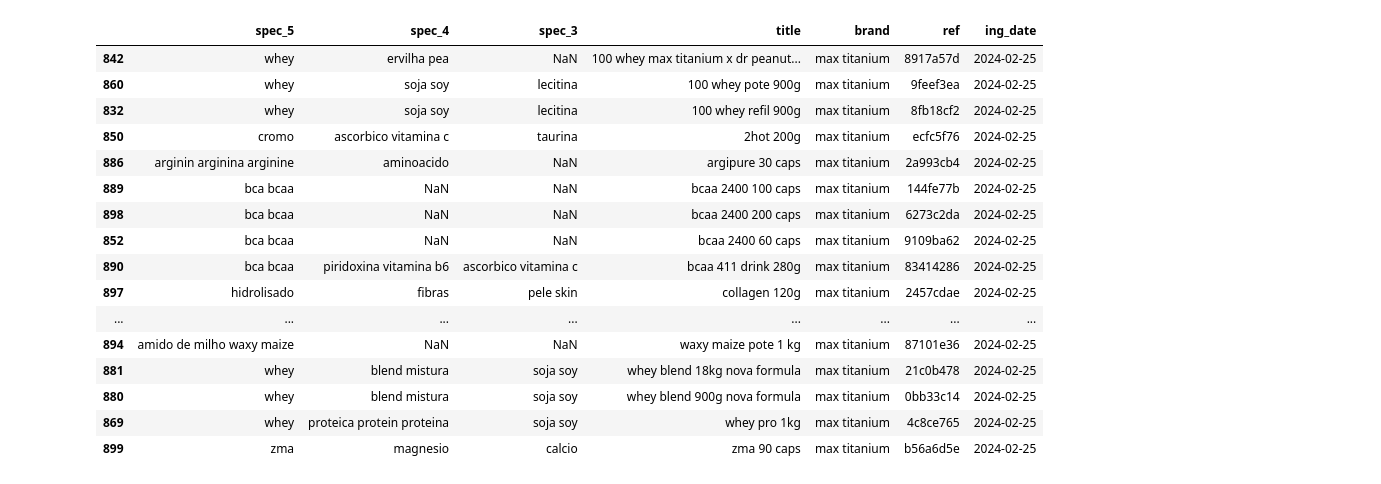
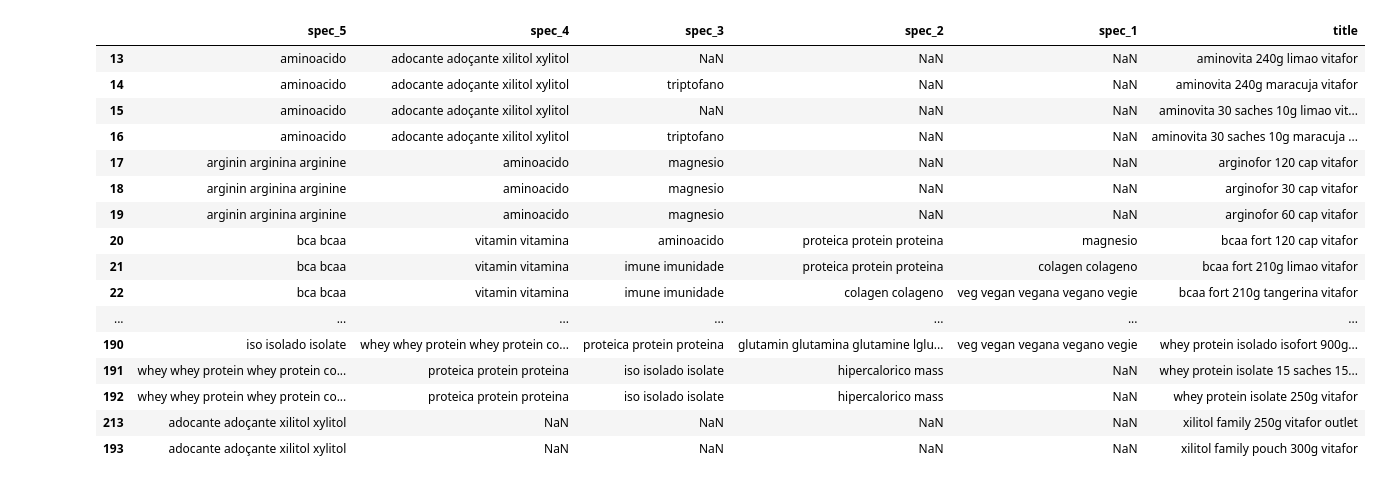
Before and after one commit to GustavoFortti/dataindex-crw, a Jupyter notebook: notebooks/teste_novo_dry.ipynb, the cells around one changed output. Cells and saved outputs as stored; diff of their text form; code cells hidden in the pictures.

```diff
--- a/notebooks/teste_novo_dry.ipynb
+++ b/notebooks/teste_novo_dry.ipynb
@@ -31,23 +31,26 @@ memory usage: 180.1+ KB
 # %%
 import pandas as pd
 
-cols = ['spec_5','spec_4','spec_3', 'title', 'brand', 'ref', 'ing_date']
-df[df['brand'] == 'max titanium'][cols].sort_values('title')
+cols = ['spec_5','spec_4','spec_3', 'spec_2','spec_1', 'title']
+df[df['brand'] == 'vitafor'][cols].sort_values('title')
+# df[df['spec_4'].isna()][cols].sort_values('title')
+# for i in list(df[df['spec_4'].isna()][cols].sort_values('title').ref):
+#     print('find -name "' + i + '.txt" >> log')
 # %% [output]
-|  | spec_5 | spec_4 | spec_3 | title | brand | ref | ing_date |
-| 842 | whey | ervilha pea | NaN | 100 whey max titanium x dr peanut... | max titanium | 8917a57d | 2024-02-25 |
-| 860 | whey | soja soy | lecitina | 100 whey pote 900g | max titanium | 9feef3ea | 2024-02-25 |
-| 832 | whey | soja soy | lecitina | 100 whey refil 900g | max titanium | 8fb18cf2 | 2024-02-25 |
-| 850 | cromo | ascorbico vitamina c | taurina | 2hot 200g | max titanium | ecfc5f76 | 2024-02-25 |
-| 886 | arginin arginina arginine | aminoacido | NaN | argipure 30 caps | max titanium | 2a993cb4 | 2024-02-25 |
-| 889 | bca bcaa | NaN | NaN | bcaa 2400 100 caps | max titanium | 144fe77b | 2024-02-25 |
-| 898 | bca bcaa | NaN | NaN | bcaa 2400 200 caps | max titanium | 6273c2da | 2024-02-25 |
-| 852 | bca bcaa | NaN | NaN | bcaa 2400 60 caps | max titanium | 9109ba62 | 2024-02-25 |
-| 890 | bca bcaa | piridoxina vitamina b6 | ascorbico vitamina c | bcaa 411 drink 280g | max titanium | 83414286 | 2024-02-25 |
-| 897 | hidrolisado | fibras | pele skin | collagen 120g | max titanium | 2457cdae | 2024-02-25 |
-| ... | ... | ... | ... | ... | ... | ... | ... |
-| 894 | amido de milho waxy maize | NaN | NaN | waxy maize pote 1 kg | max titanium | 87101e36 | 2024-02-25 |
-| 881 | whey | blend mistura | soja soy | whey blend 18kg nova formula | max titanium | 21c0b478 | 2024-02-25 |
-| 880 | whey | blend mistura | soja soy | whey blend 900g nova formula | max titanium | 0bb33c14 | 2024-02-25 |
-| 869 | whey | proteica protein proteina | soja soy | whey pro 1kg | max titanium | 4c8ce765 | 2024-02-25 |
-| 899 | zma | magnesio | calcio | zma 90 caps | max titanium | b56a6d5e | 2024-02-25 |
+|  | spec_5 | spec_4 | spec_3 | spec_2 | spec_1 | title |
+| 13 | aminoacido | adocante adoçante xilitol xylitol | NaN | NaN | NaN | aminovita 240g limao vitafor |
+| 14 | aminoacido | adocante adoçante xilitol xylitol | triptofano | NaN | NaN | aminovita 240g maracuja vitafor |
+| 15 | aminoacido | adocante adoçante xilitol xylitol | NaN | NaN | NaN | aminovita 30 saches 10g limao vit... |
+| 16 | aminoacido | adocante adoçante xilitol xylitol | triptofano | NaN | NaN | aminovita 30 saches 10g maracuja ... |
+| 17 | arginin arginina arginine | aminoacido | magnesio | NaN | NaN | arginofor 120 cap vitafor |
+| 18 | arginin arginina arginine | aminoacido | magnesio | NaN | NaN | arginofor 30 cap vitafor |
+| 19 | arginin arginina arginine | aminoacido | magnesio | NaN | NaN | arginofor 60 cap vitafor |
+| 20 | bca bcaa | vitamin vitamina | aminoacido | proteica protein proteina | magnesio | bcaa fort 120 cap vitafor |
+| 21 | bca bcaa | vitamin vitamina | imune imunidade | proteica protein proteina | colagen colageno | bcaa fort 210g limao vitafor |
+| 22 | bca bcaa | vitamin vitamina | imune imunidade | colagen colageno | veg vegan vegana vegano vegie | bcaa fort 210g tangerina vitafor |
+| ... | ... | ... | ... | ... | ... | ... |
+| 190 | iso isolado isolate | whey whey protein whey protein co... | proteica protein proteina | glutamin glutamina glutamine lglu... | veg vegan vegana vegano vegie | whey protein isolado isofort 900g... |
+| 191 | whey whey protein whey protein co... | proteica protein proteina | iso isolado isolate | hipercalorico mass | NaN | whey protein isolate 15 saches 15... |
+| 192 | whey whey protein whey protein co... | proteica protein proteina | iso isolado isolate | hipercalorico mass | NaN | whey protein isolate 250g vitafor |
+| 213 | adocante adoçante xilitol xylitol | NaN | NaN | NaN | NaN | xilitol family 250g vitafor outlet |
+| 193 | adocante adoçante xilitol xylitol | NaN | NaN | NaN | NaN | xilitol family pouch 300g vitafor |
```
Also changed, not shown: parts of 1 cell of this notebook, 10 other files.
